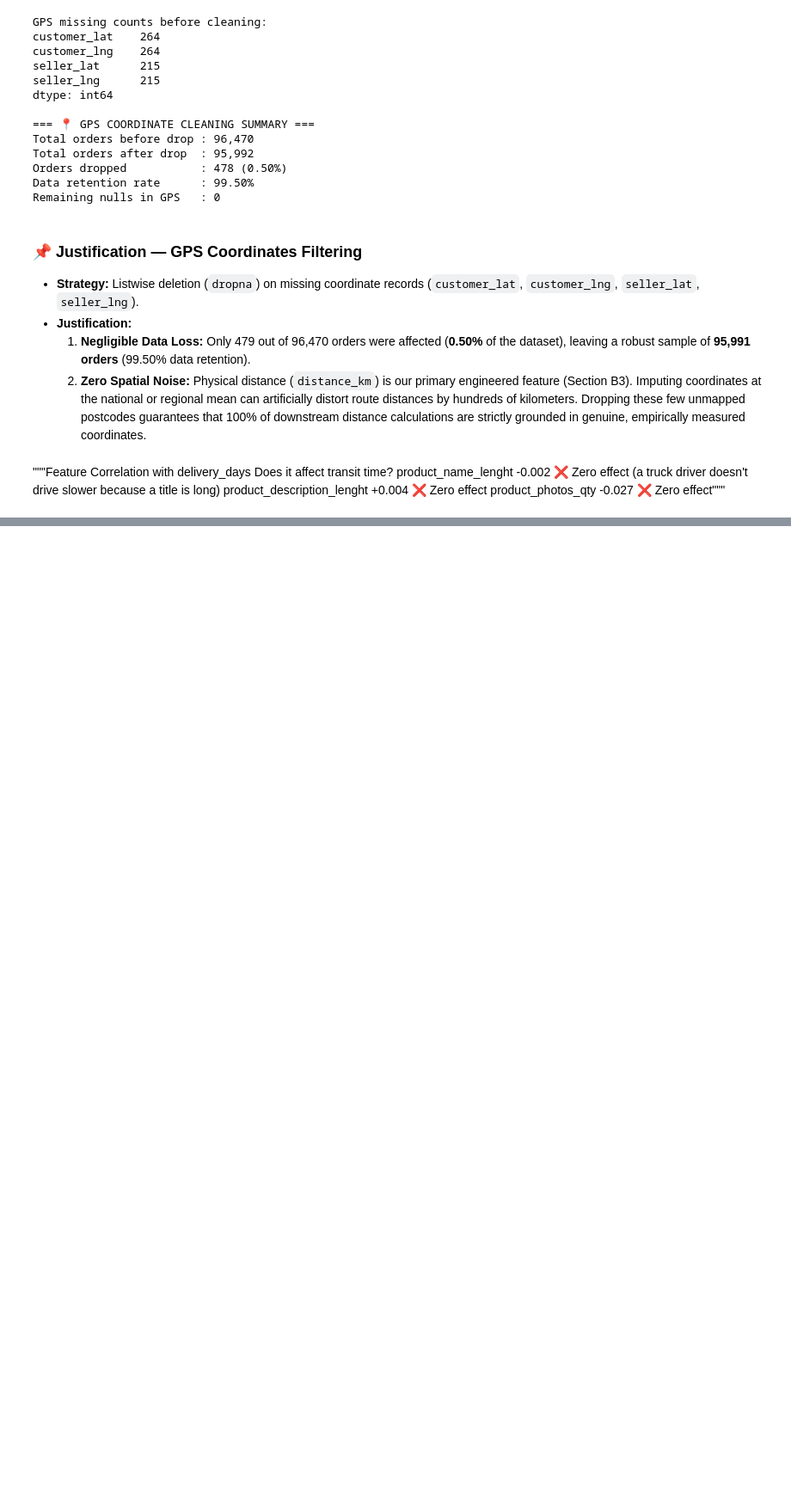
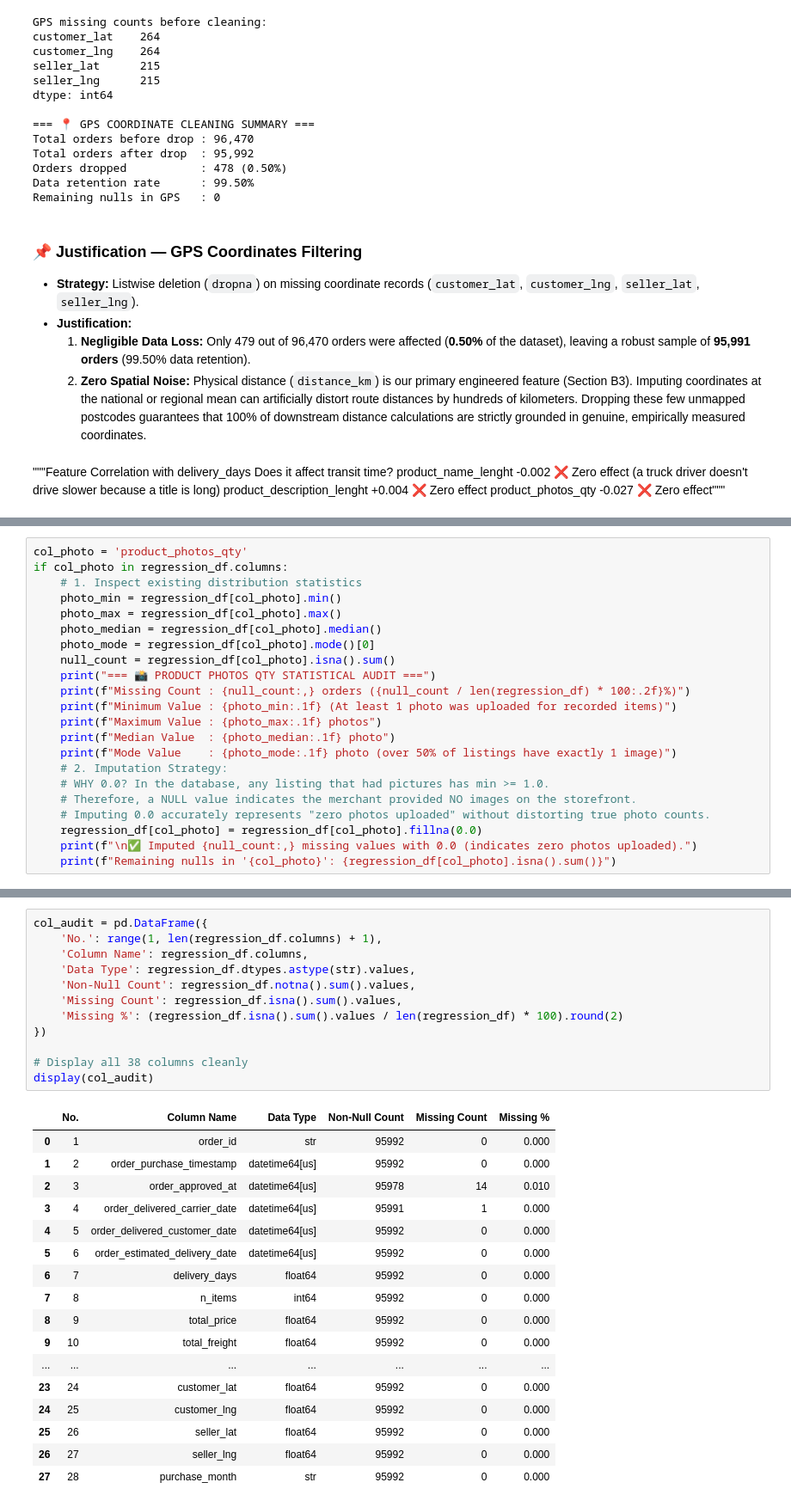
Before and after one commit to hemnath-28/ML-Evaulation-, a Jupyter notebook: regression.ipynb, the cells around one changed output, grey strips where cells are left out. Shown at 86% size. Cells and saved outputs as stored; diff of their text form; blank space fills up the shorter version.

Commit message:
Domain-Aware Imputations, Dropped intermdeiate columns

```diff
--- a/regression.ipynb
+++ b/regression.ipynb
@@ -778,0 +852,22 @@ product_photos_qty	-0.027	❌ Zero effect"""
+# %%
+col_photo = 'product_photos_qty'
+if col_photo in regression_df.columns:
+    # 1. Inspect existing distribution statistics
+    photo_min = regression_df[col_photo].min()
+    photo_max = regression_df[col_photo].max()
+    photo_median = regression_df[col_photo].median()
+    photo_mode = regression_df[col_photo].mode()[0]
+    null_count = regression_df[col_photo].isna().sum()
+    print("=== 📸 PRODUCT PHOTOS QTY STATISTICAL AUDIT ===")
+    print(f"Missing Count : {null_count:,} orders ({null_count / len(regression_df) * 100:.2f}%)")
+    print(f"Minimum Value : {photo_min:.1f} (At least 1 photo was uploaded for recorded items)")
+    print(f"Maximum Value : {photo_max:.1f} photos")
+    print(f"Median Value  : {photo_median:.1f} photo")
+    print(f"Mode Value    : {photo_mode:.1f} photo (over 50% of listings have exactly 1 image)")
+    # 2. Imputation Strategy:
+    # WHY 0.0? In the database, any listing that had pictures has min >= 1.0.
+    # Therefore, a NULL value indicates the merchant provided NO images on the storefront.
+    # Imputing 0.0 accurately represents "zero photos uploaded" without distorting true photo counts.
+    regression_df[col_photo] = regression_df[col_photo].fillna(0.0)
+    print(f"\n✅ Imputed {null_count:,} missing values with 0.0 (indicates zero photos uploaded).")
+    print(f"Remaining nulls in '{col_photo}': {regression_df[col_photo].isna().sum()}")
@@ -778,0 +884,30 @@ product_photos_qty	-0.027	❌ Zero effect"""
+# %%
+col_audit = pd.DataFrame({
+    'No.': range(1, len(regression_df.columns) + 1),
+    'Column Name': regression_df.columns,
+    'Data Type': regression_df.dtypes.astype(str).values,
+    'Non-Null Count': regression_df.notna().sum().values,
+    'Missing Count': regression_df.isna().sum().values,
+    'Missing %': (regression_df.isna().sum().values / len(regression_df) * 100).round(2)
+})
+
+# Display all 38 columns cleanly
+display(col_audit)
+# %% [output]
+|  | No. | Column Name | Data Type | Non-Null Count | Missing Count | Missing % |
+| 0 | 1 | order_id | str | 95992 | 0 | 0.000 |
+| 1 | 2 | order_purchase_timestamp | datetime64[us] | 95992 | 0 | 0.000 |
+| 2 | 3 | order_approved_at | datetime64[us] | 95978 | 14 | 0.010 |
+| 3 | 4 | order_delivered_carrier_date | datetime64[us] | 95991 | 1 | 0.000 |
+| 4 | 5 | order_delivered_customer_date | datetime64[us] | 95992 | 0 | 0.000 |
+| 5 | 6 | order_estimated_delivery_date | datetime64[us] | 95992 | 0 | 0.000 |
+| 6 | 7 | delivery_days | float64 | 95992 | 0 | 0.000 |
+| 7 | 8 | n_items | int64 | 95992 | 0 | 0.000 |
+| 8 | 9 | total_price | float64 | 95992 | 0 | 0.000 |
+| 9 | 10 | total_freight | float64 | 95992 | 0 | 0.000 |
+| ... | ... | ... | ... | ... | ... | ... |
+| 23 | 24 | customer_lat | float64 | 95992 | 0 | 0.000 |
+| 24 | 25 | customer_lng | float64 | 95992 | 0 | 0.000 |
+| 25 | 26 | seller_lat | float64 | 95992 | 0 | 0.000 |
+| 26 | 27 | seller_lng | float64 | 95992 | 0 | 0.000 |
+| 27 | 28 | purchase_month | str | 95992 | 0 | 0.000 |
```
Also changed, not shown: parts of 8 cells of this notebook.
